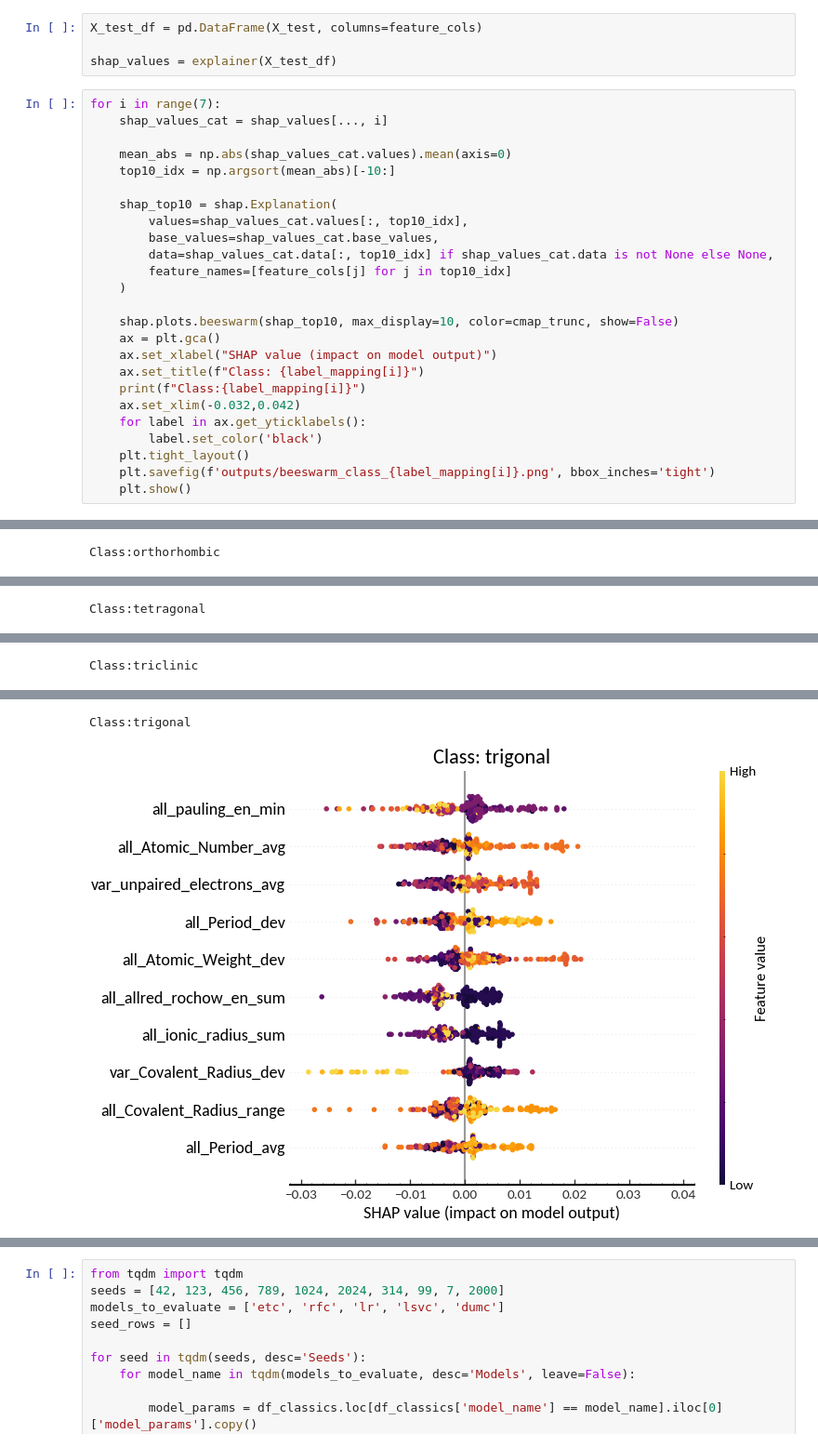
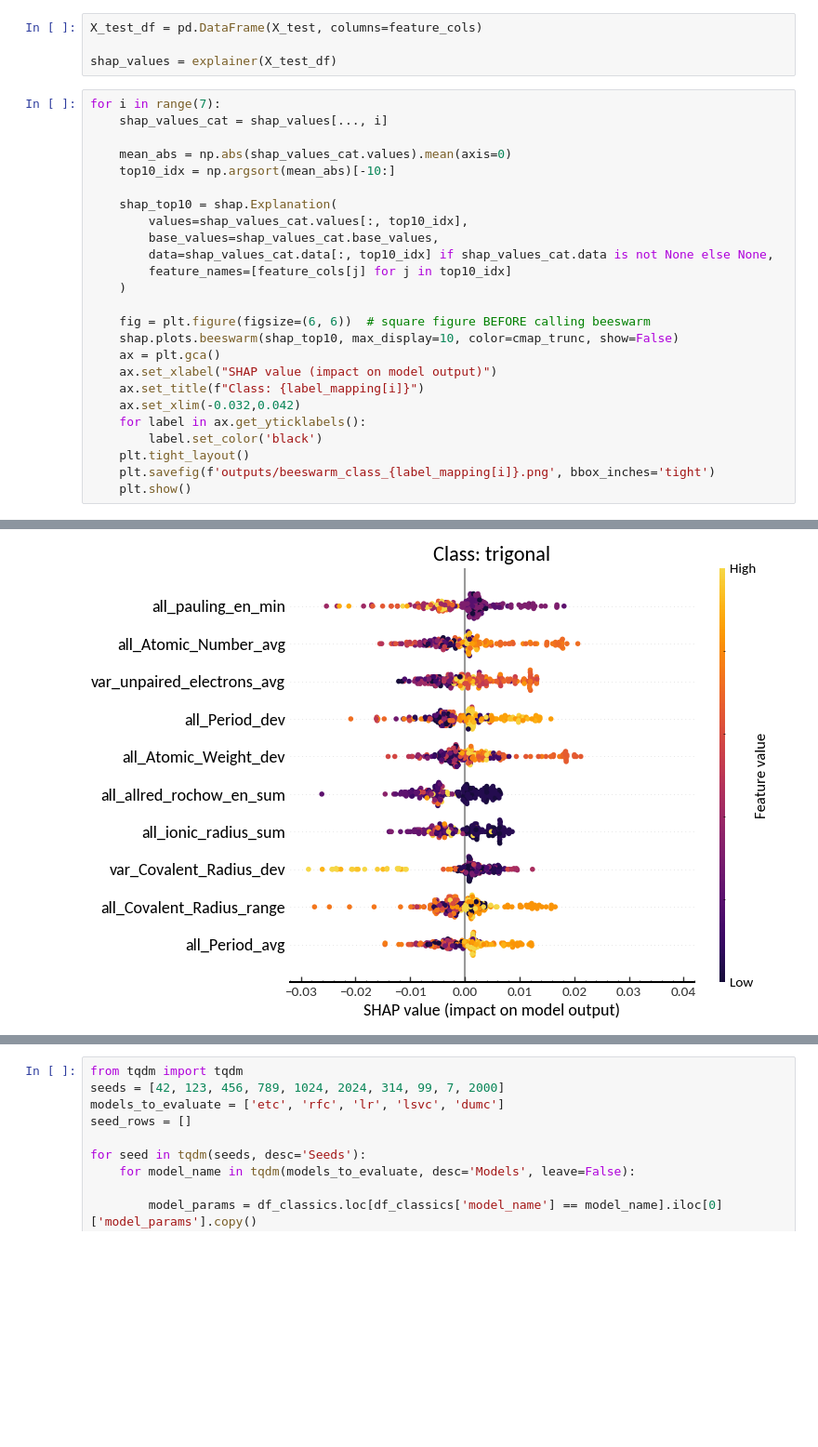
Before and after one commit to RAMP-Labs/ApprOxiMate, a Jupyter notebook: notebooks/exp3a_approx_runML.ipynb, the cells around one changed output, grey strips where cells are left out. Shown at 93% size. Cells and saved outputs as stored; diff of their text form; blank space fills up the shorter version.

Commit message:
Replotted to simplify a figure

```diff
--- a/notebooks/exp3a_approx_runML.ipynb
+++ b/notebooks/exp3a_approx_runML.ipynb
@@ -454,11 +541,11 @@ for i in range(7):
         feature_names=[feature_cols[j] for j in top10_idx]
     )
 
+    fig = plt.figure(figsize=(6, 6))  # square figure BEFORE calling beeswarm
     shap.plots.beeswarm(shap_top10, max_display=10, color=cmap_trunc, show=False)
     ax = plt.gca()
     ax.set_xlabel("SHAP value (impact on model output)")
     ax.set_title(f"Class: {label_mapping[i]}")
-    print(f"Class:{label_mapping[i]}")
     ax.set_xlim(-0.032,0.042)
     for label in ax.get_yticklabels():
         label.set_color('black')
@@ -475 +558,0 @@ Class:monoclinic
-Class:orthorhombic
@@ -477 +559,0 @@ Class:orthorhombic
-Class:tetragonal
@@ -479 +560,0 @@ Class:tetragonal
-Class:triclinic
@@ -481,5 +562,4 @@ Class:triclinic
-Class:trigonal
-[figure, old version]
+[figure, new version]
 # %%
 import os
 import matplotlib.pyplot as plt
```
Also changed, not shown: parts of 8 cells of this notebook, 10 other files.
